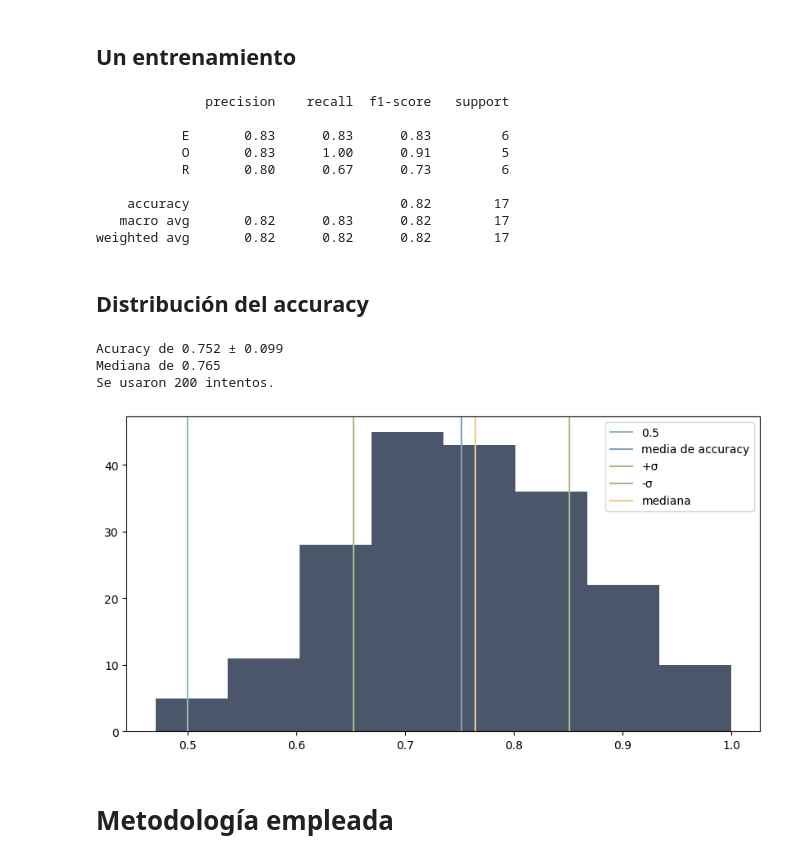
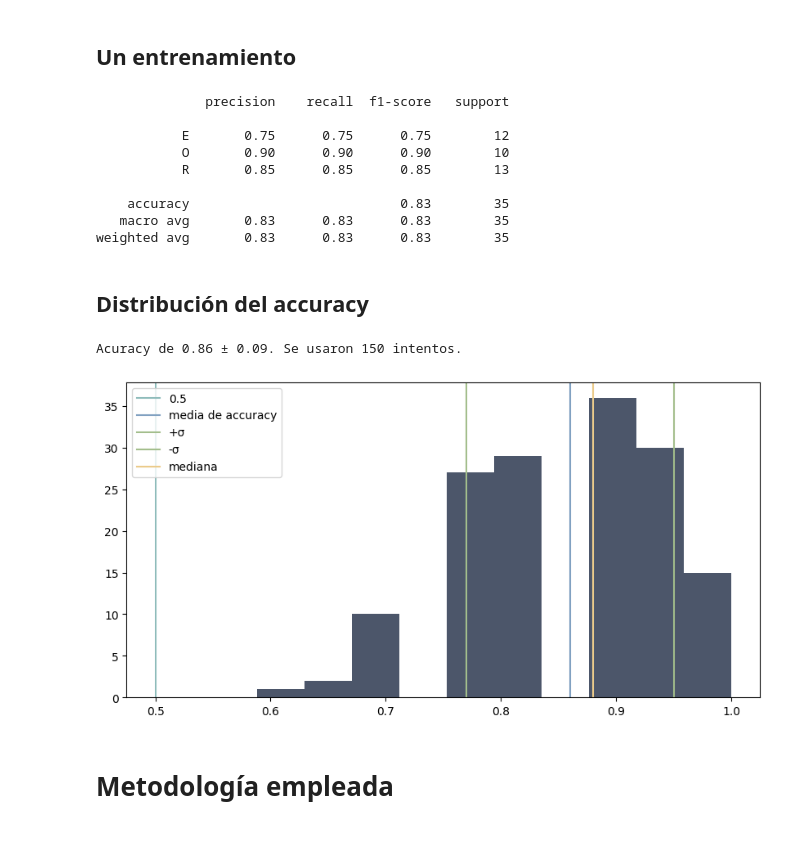
Before and after one commit to pabloChantada/PVC_investigacion, a Jupyter notebook: blabla/Ejercicio2.ipynb, the cells around one changed output. Drawn from its saved outputs; the diff is of its cells as text; code cells hidden in the pictures.

Commit message:
mediana de 0.88

```diff
--- a/blabla/Ejercicio2.ipynb
+++ b/blabla/Ejercicio2.ipynb
@@ -139,7 +149,7 @@ tamano = (200, 300)
 
 datos = CargaDatos('../../objects')
 
-X, Y = construyeDataset(datos,numPixeles=1500, padin=20, pixeliza=1, balancear=True)
+X, Y = construyeDataset(datos,numPixeles=1500, pixeliza=1, balancear=True)
 # %% [output]
 Cargando datos...
 Procesando datos...
@@ -154,7 +164,7 @@ Animal: rhino
 # %% [markdown]
 ## Un entrenamiento
 # %%
-X_entrenamiento, Y_entrenamiento, X_test, Y_test = separaEntrenamientoTest(X,Y,razon=0.9)
+X_entrenamiento, Y_entrenamiento, X_test, Y_test = separaEntrenamientoTest(X,Y,razon=0.8)
 #X_entrenamiento, Y_entrenamiento, X_test, Y_test = separaEntrenamientoTest(X,Y,unoFuera=True)
 
 modelo_svm = svm.SVC(kernel='rbf')
@@ -164,50 +174,30 @@ print(classification_report(Y_test,Y_predicho))
 # %% [output]
               precision    recall  f1-score   support
 
-           E       0.83      0.83      0.83         6
-           O       0.83      1.00      0.91         5
-           R       0.80      0.67      0.73         6
+           E       0.75      0.75      0.75        12
+           O       0.90      0.90      0.90        10
+           R       0.85      0.85      0.85        13
 
-    accuracy                           0.82        17
-   macro avg       0.82      0.83      0.82        17
-weighted avg       0.82      0.82      0.82        17
+    accuracy                           0.83        35
+   macro avg       0.83      0.83      0.83        35
+weighted avg       0.83      0.83      0.83        35
 # %% [markdown]
 ## Distribución del accuracy
 # %%
-acuracis = []
-N = 200
+listaDeAccuracy = []
+N = 150
 for i in range(N):
-
-
     X_entrenamiento, Y_entrenamiento, X_test, Y_test = separaEntrenamientoTest(X,Y,razon=0.9)
     #X_entrenamiento, Y_entrenamiento, X_test, Y_test = separaEntrenamientoTest(X,Y,unoFuera=True)
-
     modelo_svm = svm.SVC(kernel='rbf')
     modelo_svm.fit(X_entrenamiento,Y_entrenamiento)
     Y_predicho = modelo_svm.predict(X_test)
-
-    acuracis.append(accuracy_score(Y_test,Y_predicho))
+    listaDeAccuracy.append(accuracy_score(Y_test,Y_predicho))
-# %%
-media = round(np.mean(acuracis),3)
-sigma = round(np.sqrt(np.var(acuracis)),3)
-mediana = round(np.median(acuracis),3)
-
-plt.figure(figsize = (10, 5))
-plt.axvline(x = .5, color = '#8fbcbb',label='0.5')
-plt.axvline(x = media, color = '#81a1c1',label='media de accuracy')
-plt.axvline(x = media + sigma , color = '#a3be8c',label='+σ')
-plt.axvline(x = media - sigma, color = '#a3be8c',label='-σ')
-plt.axvline(x = mediana, color = '#ebcb8b',label='mediana')
-
-plt.hist(acuracis,color='#4c566a',bins=8)
-plt.legend()
-
-print(f'Acuracy de {media} ± {sigma}\nMediana de {mediana}\nSe usaron {N} intentos.')
-# %% [output]
-Acuracy de 0.752 ± 0.099
-Mediana de 0.765
-Se usaron 200 intentos.
-[figure, removed]
+# %%
+plot_listaDeAccuracy(listaDeAccuracy)
+# %% [output]
+Acuracy de 0.86 ± 0.09. Se usaron 150 intentos.
+[figure, added]
 # %% [markdown]
 # Metodología empleada
 # %% [markdown]
```
Also changed, not shown: parts of 12 cells of this notebook.
